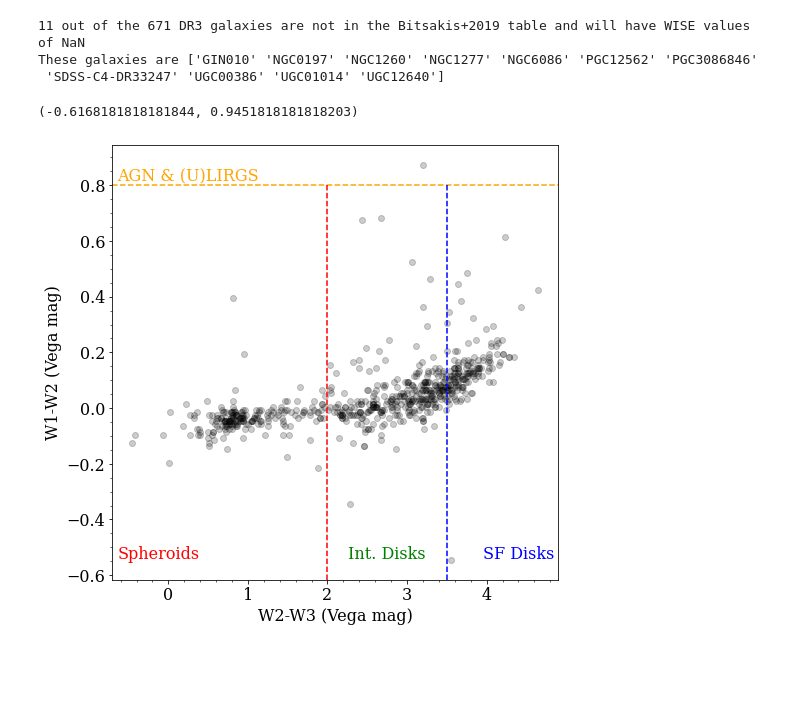
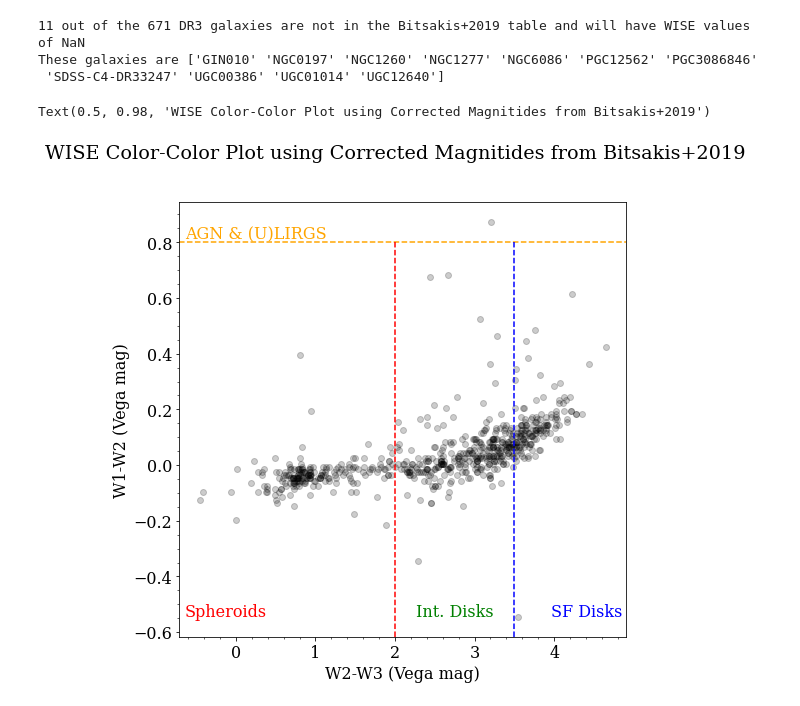
Before and after one commit to rclevy/edge, a Jupyter notebook: WISE_Flux_Check/EDGE Database WISE Flux Check.ipynb, the cells around one changed output. Saved outputs shown, nothing was run; the diff lists cells and outputs as text; code cells hidden in the pictures; blank space fills up the shorter version.

```diff
--- a/WISE_Flux_Check/EDGE Database WISE Flux Check.ipynb
+++ b/WISE_Flux_Check/EDGE Database WISE Flux Check.ipynb
@@ -41,6 +43,37 @@ plt.rcParams['font.family']='serif'
 plt.rcParams['mathtext.rm'] = 'serif'
 plt.rcParams['mathtext.fontset'] = 'cm'
 %matplotlib inline
+# %%
+#define some global variables
+AB2Vega_J11 = np.array([2.699,3.339,5.174,6.620]) #Jarrett et al. 2011
+F0 = np.array([309.540,171.787,31.674,8.363]) #Jy, Jarrett et al. 2011, Table 1
+
+#define some useful functions
+
+def Vega2AB(Vega_mag, eVega_mag):
+    #Vega_mag should be an array of all 4 bands
+    AB_mag = Vega_mag + AB2Vega_J11
+    eAB_mag = eVega_mag
+    return AB_mag, eAB_mag
+
+def AB2Vega(AB_mag, eAB_mag):
+    #AB_mag should be an array of all 4 bands
+    Vega_mag = AB_mag - AB2Vega_J11
+    eVega_mag = eAB_mag
+    return Vega_mag, eVega_mag
+
+def Vega2Flux(Vega_mag, eVega_mag):
+    #Vega_mag should be an array of all 4 bands
+    Flux_Jy = F0*10**(-Vega_mag/2.5)
+    eFlux_Jy = Flux_Jy*np.log(10)/2.5*eVega_mag #Jy
+    return Flux_Jy, eFlux_Jy
+
+
+def Flux2Vega(Flux_Jy, eFlux_Jy):
+    #Vega_mag should be an array of all 4 bands
+    Vega_mag = -2.5*np.log10(Flux_Jy/F0) #Vega mag
+    eVega_mag = eFlux_Jy*2.5/(Flux_Jy*np.log(10)) #Vega mag
+    return Vega_mag, eVega_mag
 # %%
 #import mapping from CALIFA ID to name
 id2name = pd.read_csv('QCflags_std_V500_DR3.csv',skiprows=25,usecols=[0,1],names=['ID','Name'])
@@ -441,8 +470,7 @@ CALIFA_W_Vega = CALIFA_DR3_W_uncorr - AB2Vega_Y13 + (AB2Vega_J11-AB2Vega_Y13/1.1
 CALIFA_eW_Vega = CALIFA_DR3_eW_uncorr.copy()
 
 #convert back to fluxes
-CALIFA_W_flux = F0*10**(-CALIFA_W_Vega/2.5) #Jy
-CALIFA_eW_flux = CALIFA_W_flux*np.log(10)/2.5*CALIFA_eW_Vega #Jy
+CALIFA_W_flux, CALIFA_eW_flux = Vega2Flux(CALIFA_W_Vega,CALIFA_eW_Vega)
 
 #properly account for the W4 correction, which should be applied to the flux measurements, not the magnitudes
 # https://wise2.ipac.caltech.edu/docs/release/allsky/expsup/sec4_4h.html#red
@@ -450,12 +478,10 @@ CALIFA_W_flux[:,-1] = CALIFA_W_flux[:,-1]*0.90
 CALIFA_eW_flux[:,-1] = CALIFA_eW_flux[:,-1]*0.90
 
 #now convert back to Vega mag
-CALIFA_W_Vega = -2.5*np.log10(CALIFA_W_flux/F0)
-CALIFA_eW_Vega = np.round(CALIFA_eW_flux/CALIFA_W_flux*2.5/np.log(10),2)
+CALIFA_W_Vega, CALIFA_eW_Vega = Flux2Vega(CALIFA_W_flux,CALIFA_eW_flux)
 
 #now do the correct conversion back to AB based on the values in Jarrett et al. 2011
-CALIFA_W_AB = CALIFA_W_Vega + AB2Vega_J11
-CALIFA_eW_AB = CALIFA_eW_Vega.copy()
+CALIFA_W_AB, CALIFA_eW_AB = Vega2AB(CALIFA_W_Vega,CALIFA_eW_Vega)
 # %% [output]
 11 out of the 671 DR3 galaxies are not in the Bitsakis+2019 table and will have WISE values of NaN
 These galaxies are ['GIN010' 'NGC0197' 'NGC1260' 'NGC1277' 'NGC6086' 'PGC12562' 'PGC3086846'
@@ -498,24 +524,25 @@ df.to_csv('califa_wise.csv',index=False)
 # %%
 #make a WISE color-color diagnotic plot as an example (e.g., Wright et al. 2010)
 #divisions from Jarrett et al. 2017 (Fig 11 right)
 plt.rcParams['font.size']=16
 
 plt.figure(figsize=(8,8))
 plt.plot(CALIFA_W_Vega[:,1]-CALIFA_W_Vega[:,2],np.squeeze([CALIFA_W_Vega[:,0]-CALIFA_W_Vega[:,1]]),'ko',alpha=0.2)
 plt.xlabel('W2-W3 (Vega mag)')
 plt.ylabel('W1-W2 (Vega mag)')
 plt.minorticks_on()
 xlim = plt.xlim()
 ylim = plt.ylim()
 plt.axhline(0.8,color='orange',linestyle='--')
 plt.plot([2,2],[ylim[0],0.8],color='red',linestyle='--')
 plt.plot([3.5,3.5],[ylim[0],0.8],color='b',linestyle='--')
 plt.text(xlim[0]*0.9,0.8,'AGN & (U)LIRGS',ha='left',va='bottom',color='orange')
 plt.text(xlim[0]*0.9,ylim[0]*0.9,'Spheroids',ha='left',va='bottom',color='red')
 plt.text(np.mean([2.,3.5]),ylim[0]*0.9,'Int. Disks',ha='center',va='bottom',color='green')
 plt.text(xlim[1]*0.99,ylim[0]*0.9,'SF Disks',ha='right',va='bottom',color='blue')
 plt.xlim(xlim)
 plt.ylim(ylim)
+plt.suptitle('WISE Color-Color Plot using Corrected Magnitides from Bitsakis+2019')
 # %% [output]
-(-0.6168181818181844, 0.9451818181818203)
+Text(0.5, 0.98, 'WISE Color-Color Plot using Corrected Magnitides from Bitsakis+2019')
-[figure, old version]
+[figure, new version]
```
Also changed, not shown: parts of 14 cells of this notebook.
